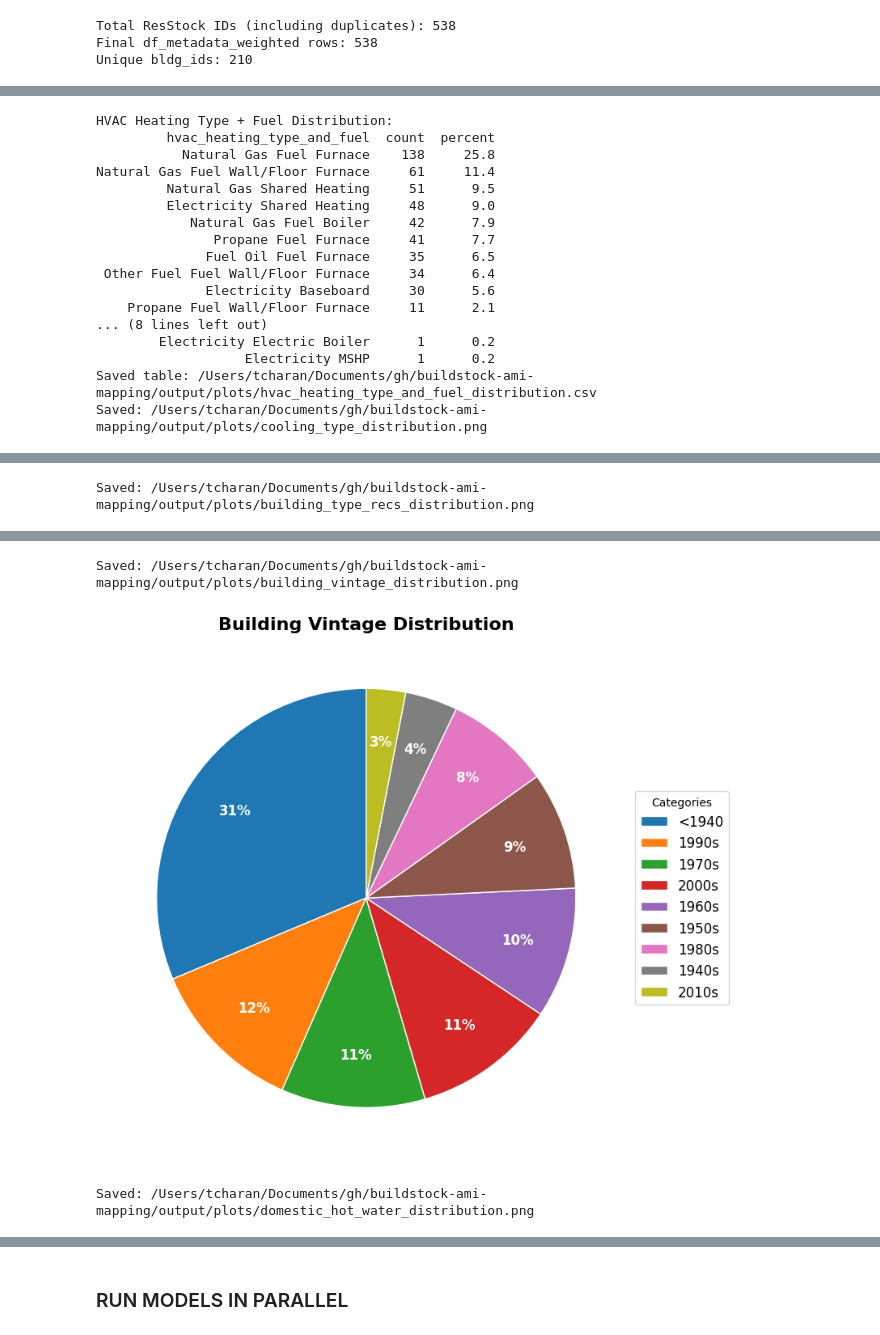
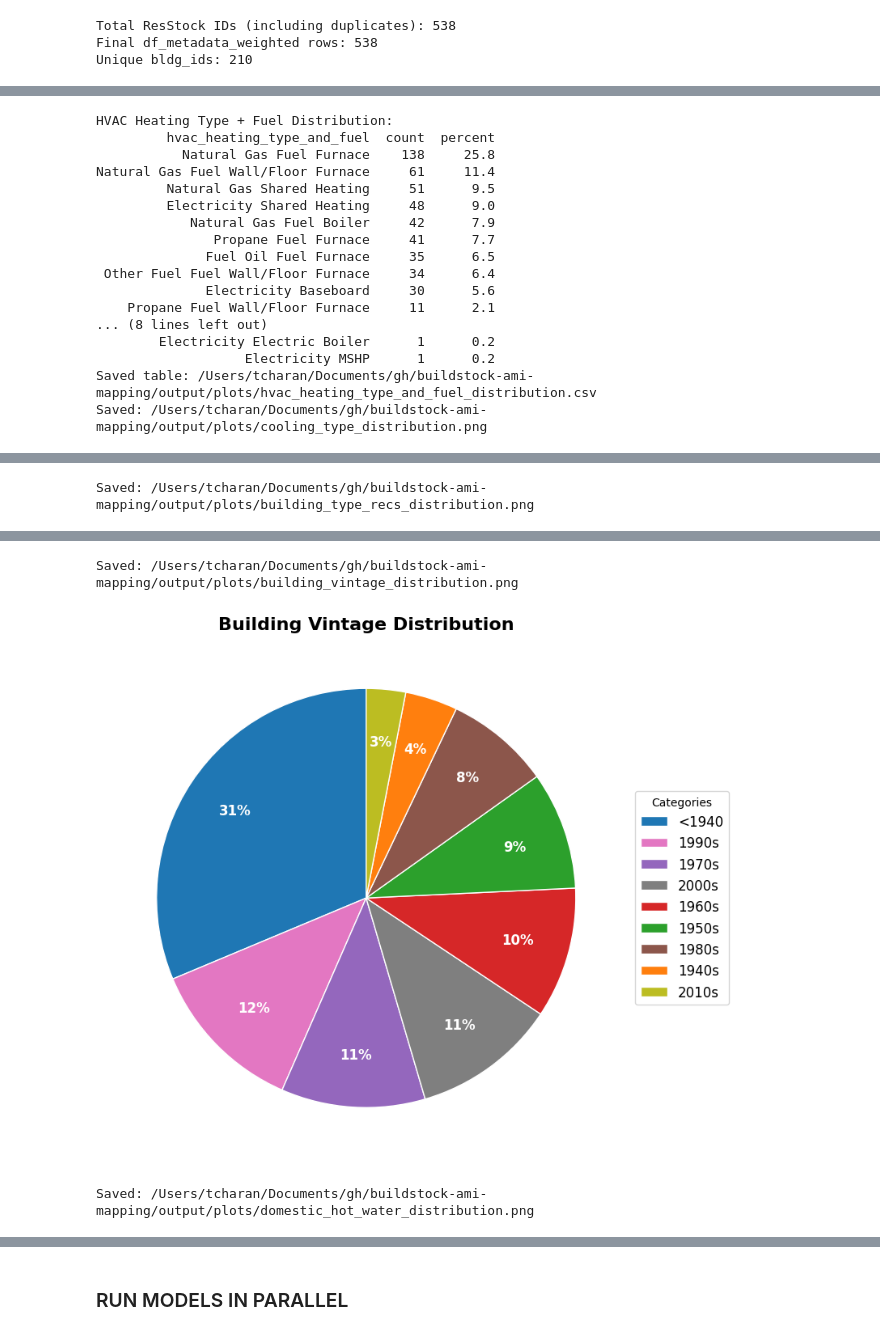
Before and after one commit to grid-edge/grid_edge_ithaca, a Jupyter notebook: grid_edge_fy25/notebooks/download_resstock_models_latest.ipynb, the cells around one changed output, grey strips where cells are left out. Cells and saved outputs as stored; diff of their text form; code cells hidden in the pictures.

```diff
--- a/grid_edge_fy25/notebooks/download_resstock_models_latest.ipynb
+++ b/grid_edge_fy25/notebooks/download_resstock_models_latest.ipynb
@@ -204,30 +204,82 @@ Unique bldg_ids: 210
 # %%
 import matplotlib.pyplot as plt
 from pathlib import Path
-import numpy as np
 
 # Folder to save charts
 output_dir = Path("/Users/tcharan/Documents/gh/buildstock-ami-mapping/output/plots")
 output_dir.mkdir(parents=True, exist_ok=True)
 
-def plot_and_save_pie(data, title, filename):
-    """Create, show, and save a clean pie chart with external labels."""
+# -----------------------------
+# FIXED COLOR MAPS
+# -----------------------------
+heating_fuel_colors = {
+    "Natural Gas": "#1f77b4",   # blue
+    "Electricity": "#ff7f0e",   # orange
+    "Propane": "#2ca02c",       # green
+    "Fuel Oil": "#d62728",      # red
+    "Other Fuel": "#9467bd"     # purple
+}
+
+cooling_type_colors = {
+    "Room AC": "#1f77b4",               # blue
+    "Central AC": "#ff7f0e",            # orange
+    "Ducted Heat Pump": "#2ca02c",      # green
+    "Non-Ducted Heat Pump": "#d62728"   # red
+}
+
+water_heater_fuel_colors = {
+    "Natural Gas": "#1f77b4",   # blue
+    "Electricity": "#ff7f0e",   # orange
+    "Propane": "#2ca02c",       # green
+    "Fuel Oil": "#d62728",      # red
+    "Other Fuel": "#9467bd"     # purple
+}
+
+building_type_colors = {
+    "Single-Family Detached": "#1f77b4",
+    "Single-Family Attached": "#ff7f0e",
+    "Multi-Family with 2 - 4 Units": "#2ca02c",
+    "Multi-Family with 5+ Units": "#d62728",
+    "Mobile Home": "#9467bd"
+}
+
+# Optional vintage colors if you want fixed ordering/colors
+vintage_colors = {
+    "<1940": "#1f77b4",
+    "1940s": "#ff7f0e",
+    "1950s": "#2ca02c",
+    "1960s": "#d62728",
+    "1970s": "#9467bd",
+    "1980s": "#8c564b",
+    "1990s": "#e377c2",
+    "2000s": "#7f7f7f",
+    "2010s": "#bcbd22"
+}
+
+
+def get_colors(data_index, color_map, default_color="#cccccc"):
+    """Return colors in the same order as the pie categories."""
+    return [color_map.get(cat, default_color) for cat in data_index]
+
+
+def plot_and_save_pie(data, title, filename, color_map=None):
+    """Create, show, and save a clean pie chart with consistent colors."""
     if not data.empty:
         plt.figure(figsize=(8, 8))
 
-        # Round values to nearest integer %
         data_rounded = data.round(0)
+        colors = get_colors(data_rounded.index, color_map) if color_map else None
 
         wedges, texts, autotexts = plt.pie(
             data_rounded,
+            colors=colors,
             autopct=lambda p: f'{int(round(p))}%' if p >= 2 else '',
             startangle=90,
-            labeldistance=1.2,      # move labels outside
-            pctdistance=0.75,       # move % inside a bit
+            labeldistance=1.2,
+            pctdistance=0.75,
             wedgeprops={'linewidth': 1, 'edgecolor': 'white'}
         )
 
-        # Legend for clarity
         plt.legend(
             wedges,
             data_rounded.index,
@@ -247,7 +299,7 @@ def plot_and_save_pie(data, title, filename):
         plt.show()
 
 
-# --- heating type Pie Chart ---
+# --- Heating Fuel Pie Chart ---
 if 'in.heating_fuel' in df_metadata_weighted.columns:
     heating_dist = (
         df_metadata_weighted['in.heating_fuel']
@@ -255,10 +307,12 @@ if 'in.heating_fuel' in df_metadata_weighted.columns:
     )
     plot_and_save_pie(
         heating_dist,
-        "Heating HVAC Type Distribution",
-        "heating_hvac_type_distribution.png"
+        "Heating Fuel Distribution",
+        "heating_fuel_distribution.png",
+        color_map=heating_fuel_colors
     )
 
+# --- HVAC Heating Type + Fuel table only ---
 if 'in.hvac_heating_type_and_fuel' in df_metadata_weighted.columns:
     dist_table = (
         df_metadata_weighted['in.hvac_heating_type_and_fuel']
@@ -284,11 +338,12 @@ if 'in.hvac_cooling_type' in df_metadata_weighted.columns:
         df_metadata_weighted['in.hvac_cooling_type']
         .value_counts(normalize=True) * 100
     )
-plot_and_save_pie(
-    cooling_dist,
-    "Cooling Type Distribution",
-    "cooling_type_distribution.png"
-)
+    plot_and_save_pie(
+        cooling_dist,
+        "Cooling Type Distribution",
+        "cooling_type_distribution.png",
+        color_map=cooling_type_colors
+    )
 
 # --- Building Type (RECS) Pie Chart ---
 if 'in.geometry_building_type_recs' in df_metadata_weighted.columns:
@@ -299,7 +354,8 @@ if 'in.geometry_building_type_recs' in df_metadata_weighted.columns:
     plot_and_save_pie(
         building_type_dist,
         "Building Type (RECS) Distribution",
-        "building_type_recs_distribution.png"
+        "building_type_recs_distribution.png",
+        color_map=building_type_colors
     )
 
 # --- Building Vintage Pie Chart ---
@@ -311,11 +367,11 @@ if 'in.vintage' in df_metadata_weighted.columns:
     plot_and_save_pie(
         vintage_dist,
         "Building Vintage Distribution",
-        "building_vintage_distribution.png"
+        "building_vintage_distribution.png",
+        color_map=vintage_colors
     )
 
-
-# --- water_heater_fuel Pie Chart ---
+# --- Water Heater Fuel Pie Chart ---
 if 'in.water_heater_fuel' in df_metadata_weighted.columns:
     water_heater_dist = (
         df_metadata_weighted['in.water_heater_fuel']
@@ -324,6 +380,7 @@ if 'in.water_heater_fuel' in df_metadata_weighted.columns:
     plot_and_save_pie(
         water_heater_dist,
         "Domestic Hot Water Fuel Distribution",
-        "domestic_hot_water_distribution.png"
+        "domestic_hot_water_distribution.png",
+        color_map=water_heater_fuel_colors
     )
 # %% [output]
@@ -352,4 +409,4 @@ Saved: /Users/tcharan/Documents/gh/buildstock-ami-mapping/output/plots/building_
 Saved: /Users/tcharan/Documents/gh/buildstock-ami-mapping/output/plots/building_vintage_distribution.png
-[figure, old version]
+[figure, new version]
 Saved: /Users/tcharan/Documents/gh/buildstock-ami-mapping/output/plots/domestic_hot_water_distribution.png
 [figure]
```
Also changed, not shown: parts of 6 cells of this notebook, 6 other files.
